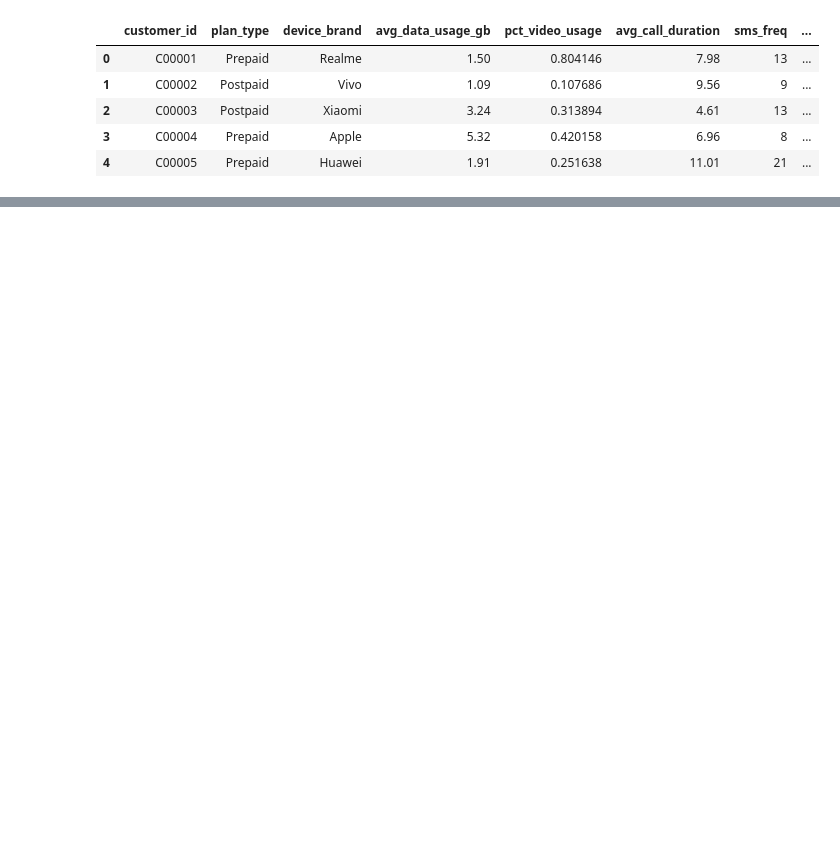
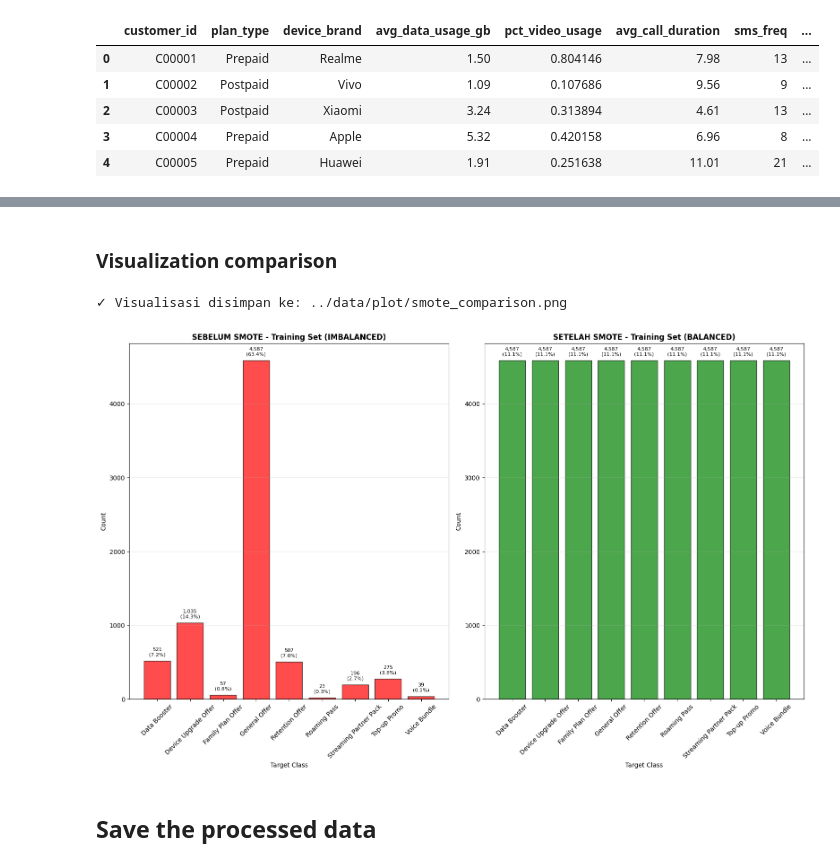
Before and after one commit to telco-system-recommendation/telco-model, a Jupyter notebook: notebook/main.ipynb, the cells around one changed output, grey strips where cells are left out. Drawn from its saved outputs; the diff is of its cells as text; code cells hidden in the pictures; blank space fills up the shorter version.

Commit message:
chore/adding data preprocessing inside main notebook

```diff
--- a/notebook/main.ipynb
+++ b/notebook/main.ipynb
@@ -61,0 +438,16 @@ df.head()
+# %%
+# Apply SMOTE
+smote = SMOTE(random_state=42, k_neighbors=5)
+X_train_balanced, y_train_balanced = smote.fit_resample(X_train, y_train)
+
+# Cek distribusi setelah SMOTE
+print("\n DISTRIBUSI SETELAH SMOTE:")
+print("Training set (balanced):")
+unique, counts = np.unique(y_train_balanced, return_counts=True)
+for u, c in zip(unique, counts):
+    class_name = le_target.classes_[u]
+    print(f"  {class_name}: {c:,} ({c/len(y_train_balanced)*100:.1f}%)")
+
+print(f"\nTotal training samples setelah SMOTE: {len(y_train_balanced):,}")
+print(f"Penambahan data: {len(y_train_balanced) - len(y_train):,} samples")
+print(f"\n Test set TIDAK diubah (tetap {len(y_test):,} samples)")
@@ -61,0 +471,39 @@ df.head()
+# %% [markdown]
+### Visualization comparison
+# %%
+# Visualisasi distribusi sebelum dan sesudah SMOTE
+fig, axes = plt.subplots(1, 2, figsize=(16, 10))
+
+# Before SMOTE
+unique_before, counts_before = np.unique(y_train, return_counts=True)
+class_names = [le_target.classes_[u] for u in unique_before]
+axes[0].bar(class_names, counts_before, edgecolor='black', alpha=0.7, color='red')
+axes[0].set_title('SEBELUM SMOTE - Training Set (IMBALANCED)', fontweight='bold', fontsize=12)
+axes[0].set_xlabel('Target Class')
+axes[0].set_ylabel('Count')
+axes[0].tick_params(axis='x', rotation=45)
+axes[0].grid(True, alpha=0.3, axis='y')
+for i, v in enumerate(counts_before):
+    axes[0].text(i, v + 50, f'{v:,}\n({v/len(y_train)*100:.1f}%)', ha='center', va='bottom', fontsize=8)
+
+# After SMOTE
+unique_after, counts_after = np.unique(y_train_balanced, return_counts=True)
+class_names = [le_target.classes_[u] for u in unique_after]
+axes[1].bar(class_names, counts_after, edgecolor='black', alpha=0.7, color='green')
+axes[1].set_title('SETELAH SMOTE - Training Set (BALANCED)', fontweight='bold', fontsize=12)
+axes[1].set_xlabel('Target Class')
+axes[1].set_ylabel('Count')
+axes[1].tick_params(axis='x', rotation=45)
+axes[1].grid(True, alpha=0.3, axis='y')
+for i, v in enumerate(counts_after):
+    axes[1].text(i, v + 50, f'{v:,}\n({v/len(y_train_balanced)*100:.1f}%)', ha='center', va='bottom', fontsize=8)
+
+plt.tight_layout()
+plt.savefig('../data/plot/smote_comparison.png', dpi=300, bbox_inches='tight')
+print("✓ Visualisasi disimpan ke: ../data/plot/smote_comparison.png")
+plt.show()
+# %% [output]
+✓ Visualisasi disimpan ke: ../data/plot/smote_comparison.png
+[figure, added]
+# %% [markdown]
+## Save the processed data
```
Also changed, not shown: parts of 35 cells of this notebook, 7 other files.
